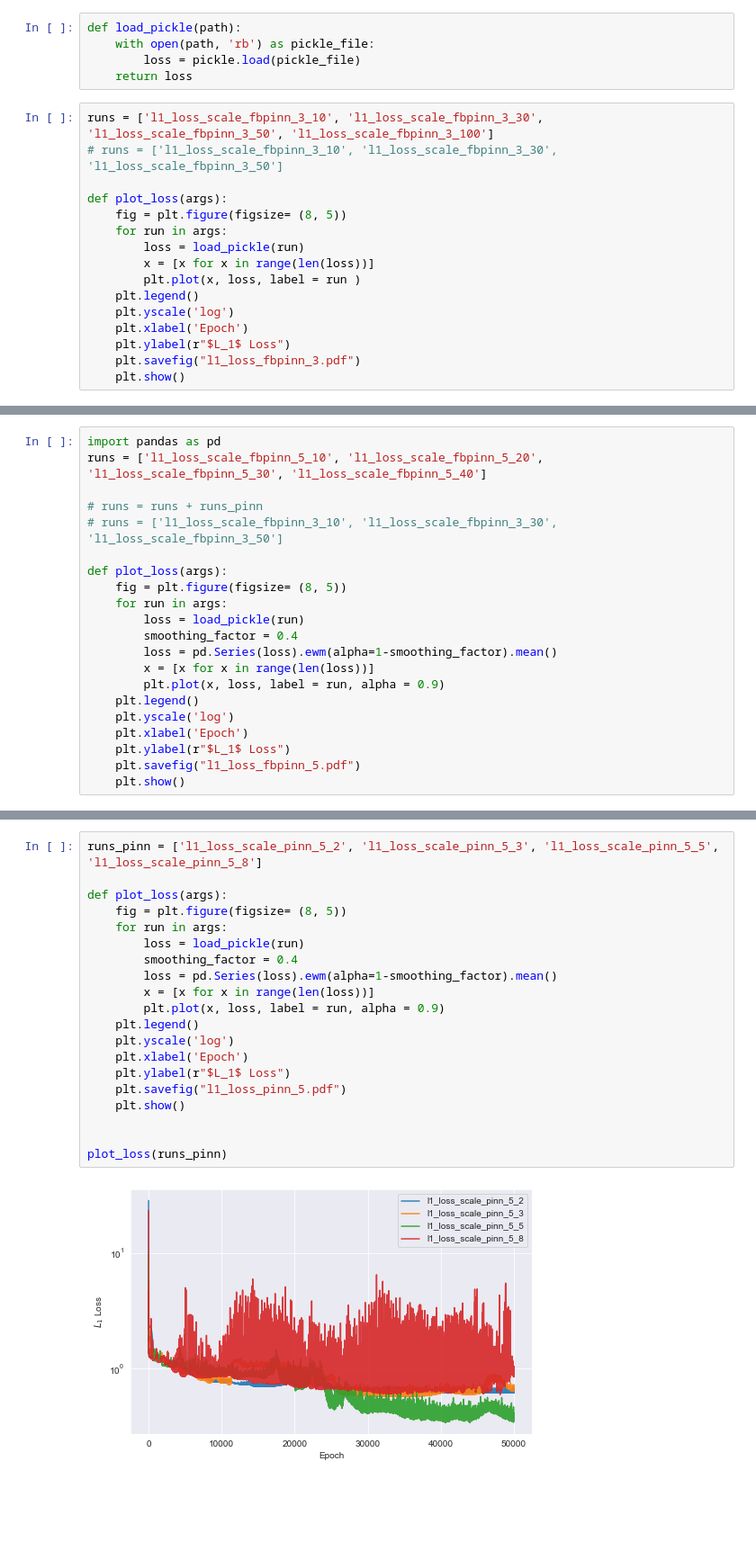
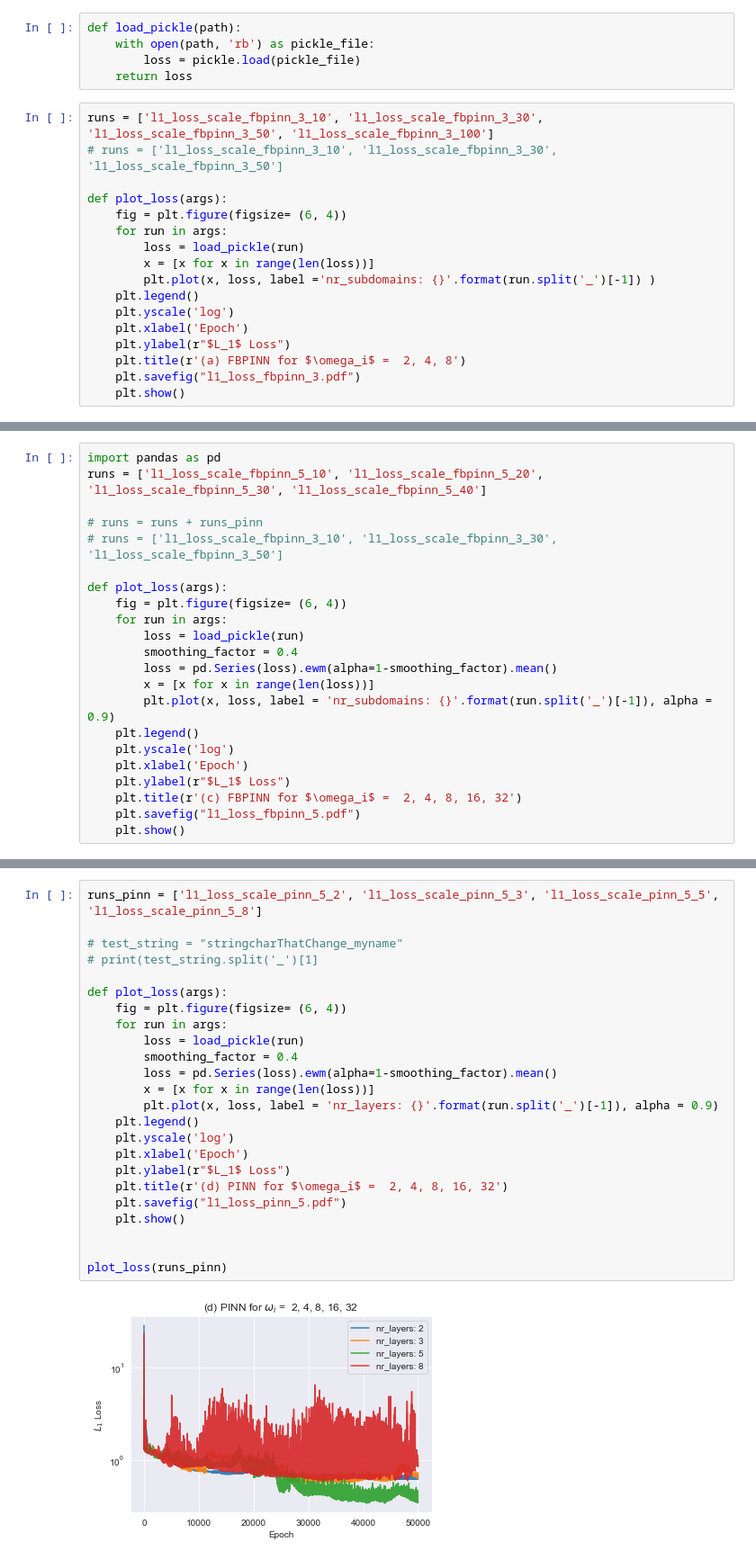
Before and after one commit to guglielmopacifico/DeepLearning, a Jupyter notebook: Task_B/Final_Version/scaling_plots.ipynb, the cells around one changed output, grey strips where cells are left out. Shown at 90% size. Cells and saved outputs as stored; diff of their text form; blank space fills up the shorter version.

Commit message:
Added labelling to plots

```diff
--- a/Task_B/Final_Version/scaling_plots.ipynb
+++ b/Task_B/Final_Version/scaling_plots.ipynb
@@ -14,15 +14,16 @@ runs = ['l1_loss_scale_fbpinn_3_10', 'l1_loss_scale_fbpinn_3_30', 'l1_loss_scale
 # runs = ['l1_loss_scale_fbpinn_3_10', 'l1_loss_scale_fbpinn_3_30', 'l1_loss_scale_fbpinn_3_50']
 
 def plot_loss(args):
-    fig = plt.figure(figsize= (8, 5))
+    fig = plt.figure(figsize= (6, 4))
     for run in args:
         loss = load_pickle(run)
         x = [x for x in range(len(loss))]
-        plt.plot(x, loss, label = run )
+        plt.plot(x, loss, label ='nr_subdomains: {}'.format(run.split('_')[-1]) )
     plt.legend()
     plt.yscale('log')
     plt.xlabel('Epoch')
     plt.ylabel(r"$L_1$ Loss")
+    plt.title(r'(a) FBPINN for $\omega_i$ =  2, 4, 8')
     plt.savefig("l1_loss_fbpinn_3.pdf")
     plt.show()
 # %%
@@ -37,17 +38,18 @@ runs = ['l1_loss_scale_fbpinn_5_10', 'l1_loss_scale_fbpinn_5_20', 'l1_loss_scale
 # runs = ['l1_loss_scale_fbpinn_3_10', 'l1_loss_scale_fbpinn_3_30', 'l1_loss_scale_fbpinn_3_50']
 
 def plot_loss(args):
-    fig = plt.figure(figsize= (8, 5))
+    fig = plt.figure(figsize= (6, 4))
     for run in args:
         loss = load_pickle(run)
         smoothing_factor = 0.4
         loss = pd.Series(loss).ewm(alpha=1-smoothing_factor).mean()
         x = [x for x in range(len(loss))]
-        plt.plot(x, loss, label = run, alpha = 0.9)
+        plt.plot(x, loss, label = 'nr_subdomains: {}'.format(run.split('_')[-1]), alpha = 0.9)
     plt.legend()
     plt.yscale('log')
     plt.xlabel('Epoch')
     plt.ylabel(r"$L_1$ Loss")
+    plt.title(r'(c) FBPINN for $\omega_i$ =  2, 4, 8, 16, 32')
     plt.savefig("l1_loss_fbpinn_5.pdf")
     plt.show()
 # %%
@@ -57,25 +59,29 @@ plot_loss(runs)
 # %%
 runs_pinn = ['l1_loss_scale_pinn_5_2', 'l1_loss_scale_pinn_5_3', 'l1_loss_scale_pinn_5_5', 'l1_loss_scale_pinn_5_8']
 
+# test_string = "stringcharThatChange_myname"
+# print(test_string.split('_')[1]
+
 def plot_loss(args):
-    fig = plt.figure(figsize= (8, 5))
+    fig = plt.figure(figsize= (6, 4))
     for run in args:
         loss = load_pickle(run)
         smoothing_factor = 0.4
         loss = pd.Series(loss).ewm(alpha=1-smoothing_factor).mean()
         x = [x for x in range(len(loss))]
-        plt.plot(x, loss, label = run, alpha = 0.9)
+        plt.plot(x, loss, label = 'nr_layers: {}'.format(run.split('_')[-1]), alpha = 0.9)
     plt.legend()
     plt.yscale('log')
     plt.xlabel('Epoch')
     plt.ylabel(r"$L_1$ Loss")
+    plt.title(r'(d) PINN for $\omega_i$ =  2, 4, 8, 16, 32')
     plt.savefig("l1_loss_pinn_5.pdf")
     plt.show()
 
 
 plot_loss(runs_pinn)
 # %% [output]
-[figure, old version]
+[figure, new version]
 # %%
 runs_pinn = ['l1_loss_scale_pinn_3_2', 'l1_loss_scale_pinn_3_3', 'l1_loss_scale_pinn_3_5', 'l1_loss_scale_pinn_3_8']
 
```
Also changed, not shown: parts of 3 cells of this notebook, 4 other files.
